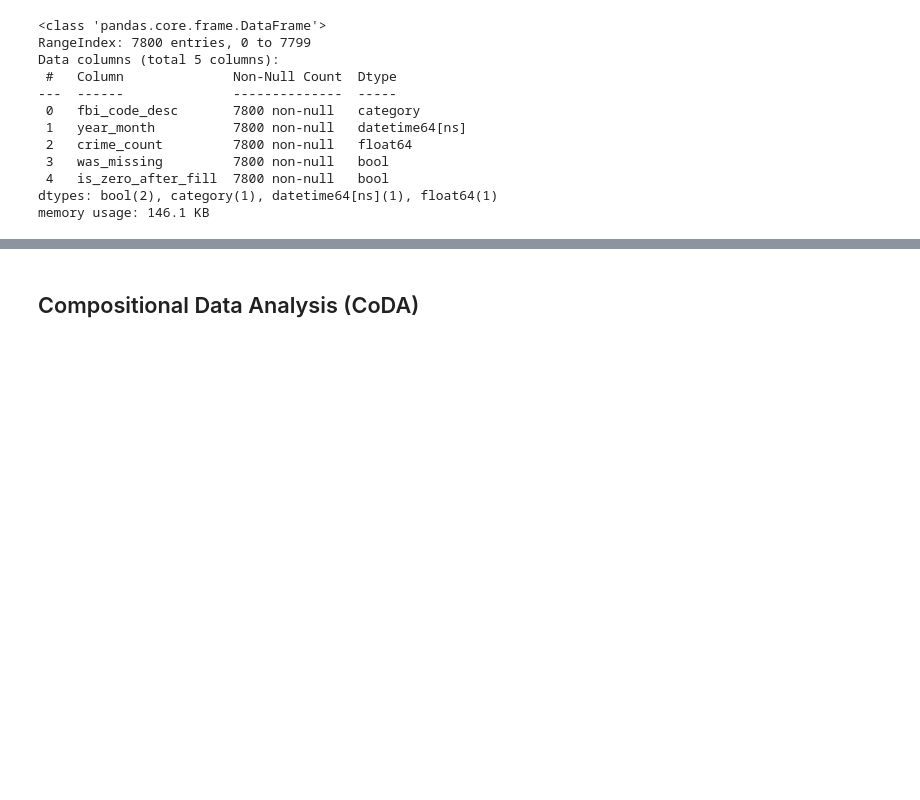
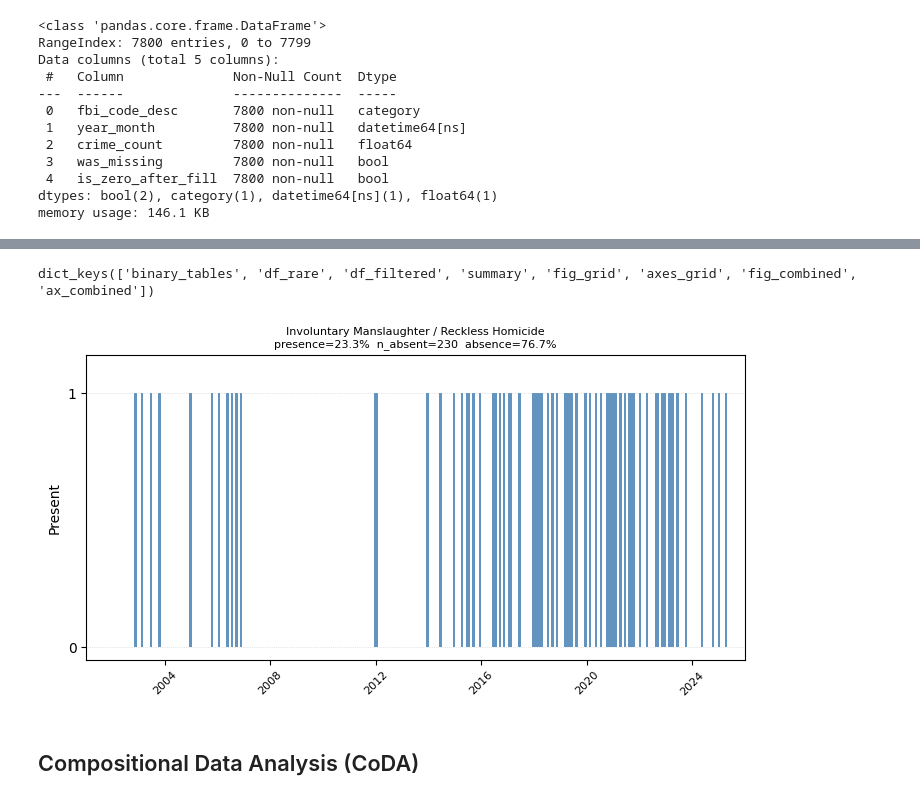
Before and after one commit to SirErikPak/ChicagoCrime, a Jupyter notebook: Notebook/ChicagoCrimeDetection.ipynb, the cells around one changed output, grey strips where cells are left out. Cells and saved outputs as stored; diff of their text form; code cells hidden in the pictures; blank space fills up the shorter version.

```diff
--- a/Notebook/ChicagoCrimeDetection.ipynb
+++ b/Notebook/ChicagoCrimeDetection.ipynb
@@ -166,3 +192,16 @@ memory usage: 146.1 KB
+# %%
+# crime_names = ["Gambling", "Involuntary Manslaughter / Reckless Homicide"]
+crime_names = ["Involuntary Manslaughter / Reckless Homicide"]
+
+# Execute Analysis
+rare_event_result = rea.extract_rare_event_presence_dict(fill_results, crime_names)
+
+# Display
+print(rare_event_result.keys())
+print()
+# %% [output]
+dict_keys(['binary_tables', 'df_rare', 'df_filtered', 'summary', 'fig_grid', 'axes_grid', 'fig_combined', 'ax_combined'])
+[figure, added]
 # %% [markdown]
 ## Compositional Data Analysis (CoDA)
 # %%
```
Also changed, not shown: parts of 31 cells of this notebook, 8 other files.
